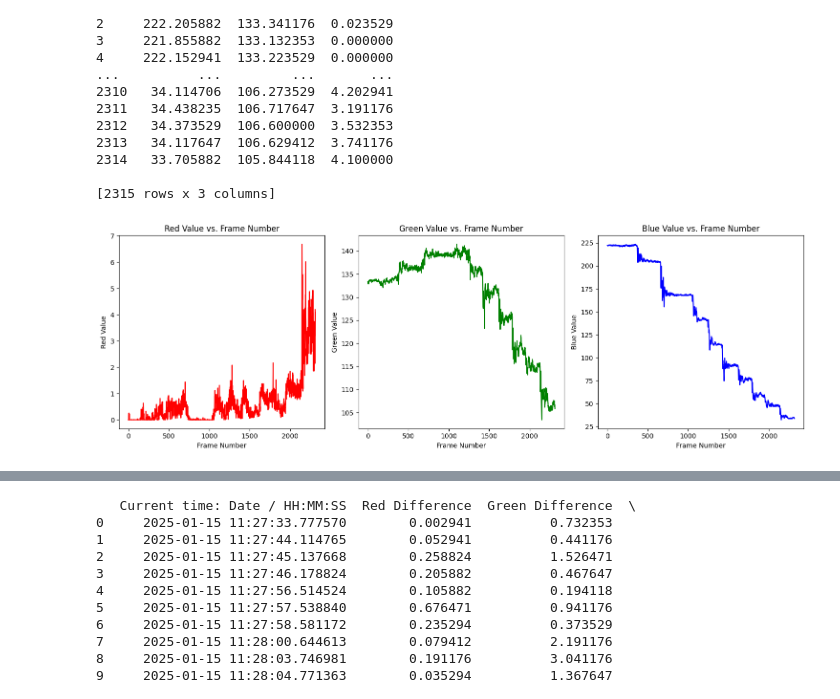
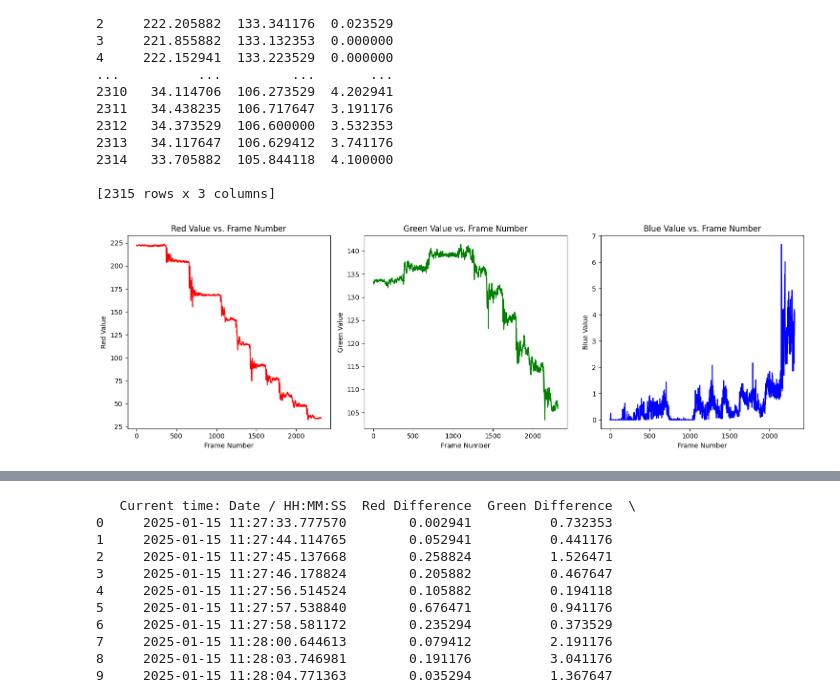
Before and after one commit to IsaacTieu/ColorWatch, a Jupyter notebook: Process Color Data.ipynb, the cells around one changed output, grey strips where cells are left out. Drawn from its saved outputs; the diff is of its cells as text; code cells hidden in the pictures.

```diff
--- a/Process Color Data.ipynb
+++ b/Process Color Data.ipynb
@@ -26,25 +26,24 @@ print(df)
 # %%
 fig, axes = plt.subplots(1, 3, figsize=(15, 5))  # Adjust figsize for better layout
 x = range(len(df))
 
 
-#SWITCH BLUE AND RED LATER FOR FIXED VERSIONS
-axes[0].plot(x, df['Blue'], color='red')
+axes[0].plot(x, df['Red'], color='red')
 axes[0].set_xlabel("Frame Number")
 axes[0].set_ylabel("Red Value")
 axes[0].set_title("Red Value vs. Frame Number")
 
 axes[1].plot(x, df['Green'], color='green')
 axes[1].set_xlabel("Frame Number")
 axes[1].set_ylabel("Green Value")
 axes[1].set_title("Green Value vs. Frame Number")
 
-axes[2].plot(x, df['Red'], color='blue')
+axes[2].plot(x, df['Blue'], color='blue')
 axes[2].set_xlabel("Frame Number")
 axes[2].set_ylabel("Blue Value")
 axes[2].set_title("Blue Value vs. Frame Number")
 
 plt.tight_layout()
 plt.show()
 # %% [output]
-[figure, old version]
+[figure, new version]
```
Also changed, not shown: parts of 1 cell of this notebook.
